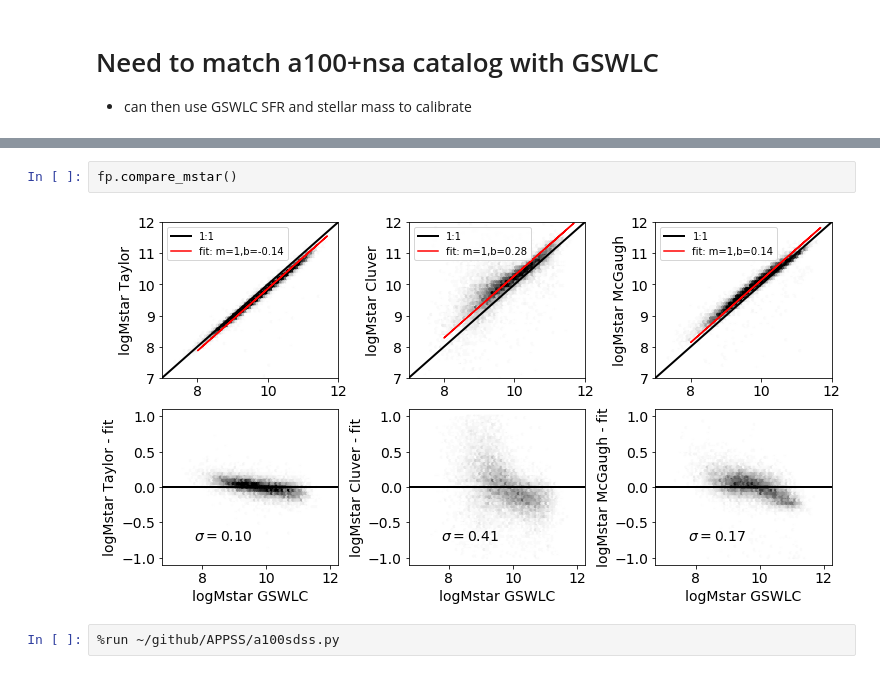
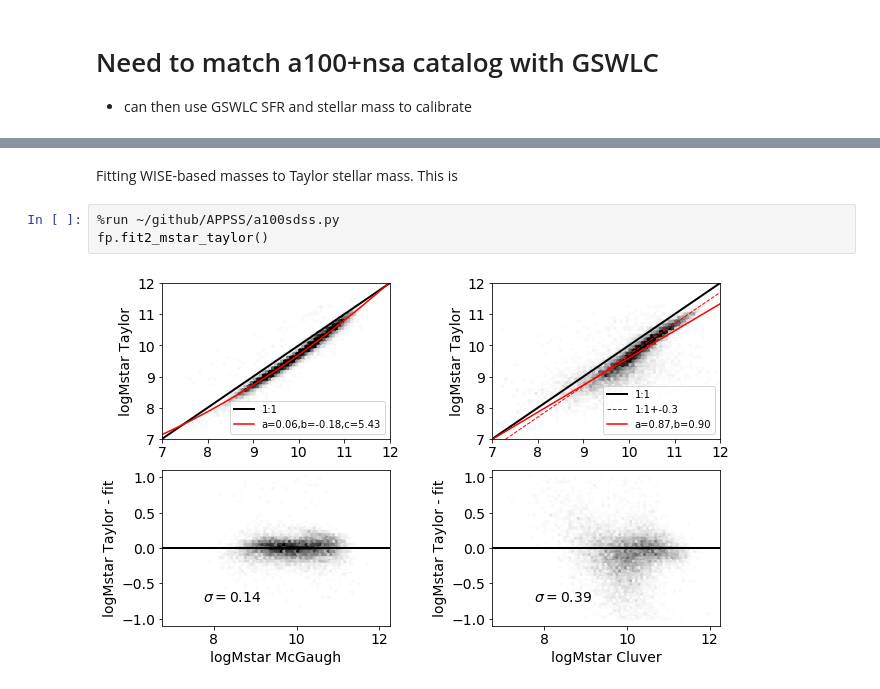
Before and after one commit to rfinn/APPSS, a Jupyter notebook: paper-plots-v1.ipynb, the cells around one changed output, grey strips where cells are left out. Saved outputs shown, nothing was run; the diff lists cells and outputs as text.

```diff
--- a/paper-plots-v1.ipynb
+++ b/paper-plots-v1.ipynb
@@ -900,6 +902,7 @@ fp.compare_sfr()
-# %%
-fp.compare_mstar()
-# %% [output]
-[figure, removed]
+# %% [markdown]
+Fitting WISE-based masses to Taylor stellar mass.  This is
 # %%
 %run ~/github/APPSS/a100sdss.py
+fp.fit2_mstar_taylor()
+# %% [output]
+[figure, added]
```
Also changed, not shown: parts of 6 cells of this notebook, 1 other file.
